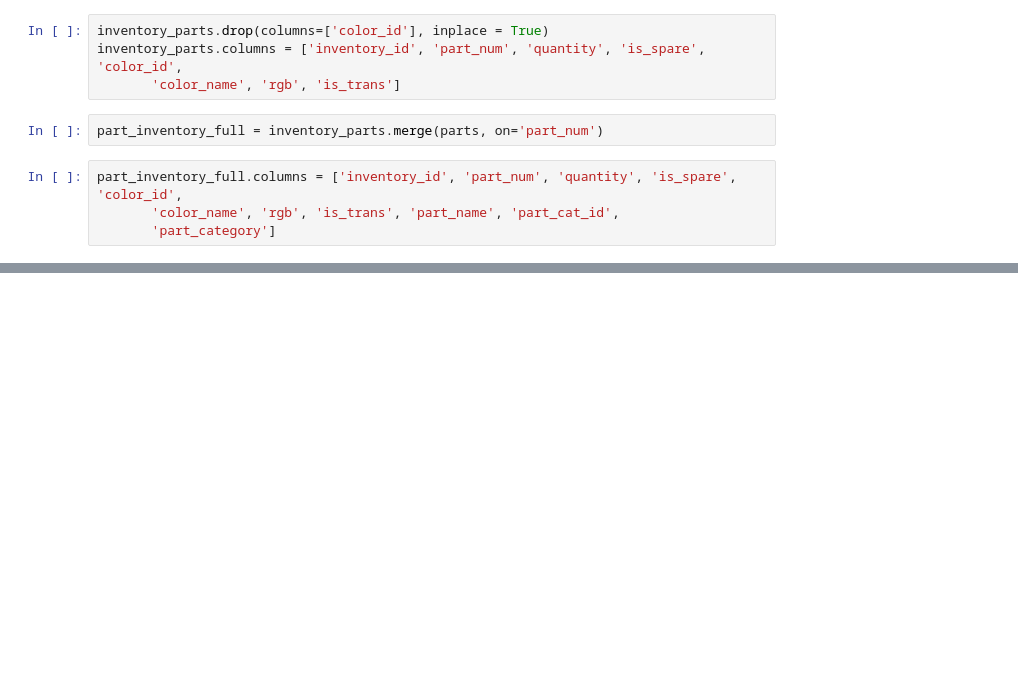
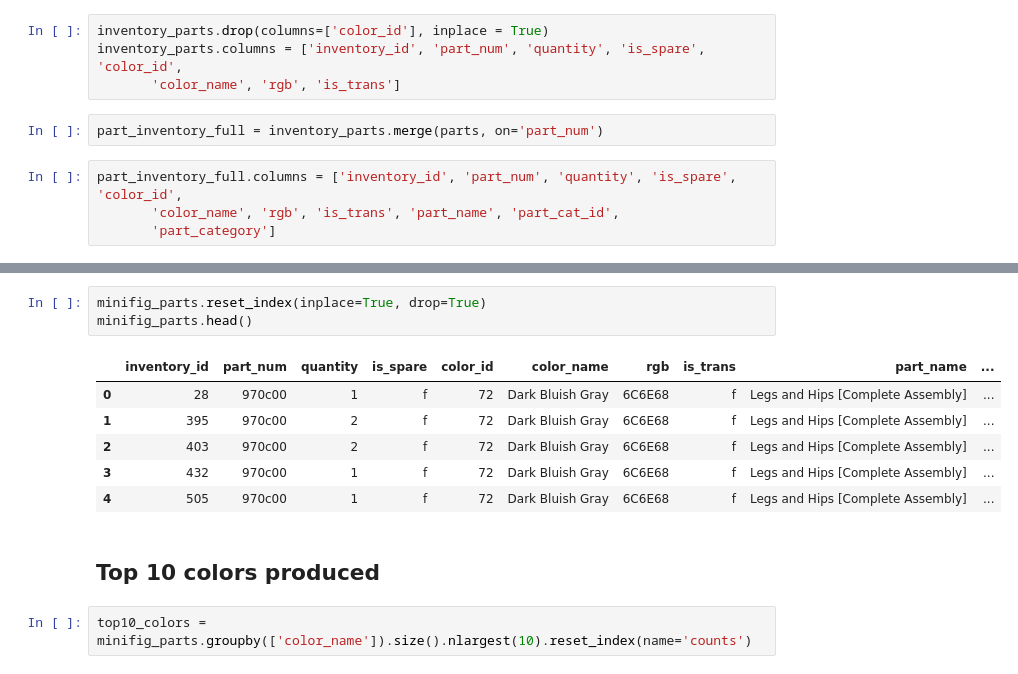
Before and after one commit to bluelion1999/Lego_Analysis, a Jupyter notebook: Explore.ipynb, the cells around one changed output, grey strips where cells are left out. Drawn from its saved outputs; the diff is of its cells as text; blank space fills up the shorter version.

```diff
--- a/Explore.ipynb
+++ b/Explore.ipynb
@@ -66,0 +88,14 @@ part_inventory_full.columns = ['inventory_id', 'part_num', 'quantity', 'is_spare
+# %%
+minifig_parts.reset_index(inplace=True, drop=True)
+minifig_parts.head()
+# %% [output]
+|  | inventory_id | part_num | quantity | is_spare | color_id | color_name | rgb | is_trans | part_name | ... |
+| 0 | 28 | 970c00 | 1 | f | 72 | Dark Bluish Gray | 6C6E68 | f | Legs and Hips [Complete Assembly] | ... |
+| 1 | 395 | 970c00 | 2 | f | 72 | Dark Bluish Gray | 6C6E68 | f | Legs and Hips [Complete Assembly] | ... |
+| 2 | 403 | 970c00 | 2 | f | 72 | Dark Bluish Gray | 6C6E68 | f | Legs and Hips [Complete Assembly] | ... |
+| 3 | 432 | 970c00 | 1 | f | 72 | Dark Bluish Gray | 6C6E68 | f | Legs and Hips [Complete Assembly] | ... |
+| 4 | 505 | 970c00 | 1 | f | 72 | Dark Bluish Gray | 6C6E68 | f | Legs and Hips [Complete Assembly] | ... |
+# %% [markdown]
+## Top 10 colors produced
+# %%
+top10_colors = minifig_parts.groupby(['color_name']).size().nlargest(10).reset_index(name='counts')
```
Also changed, not shown: parts of 6 cells of this notebook.
